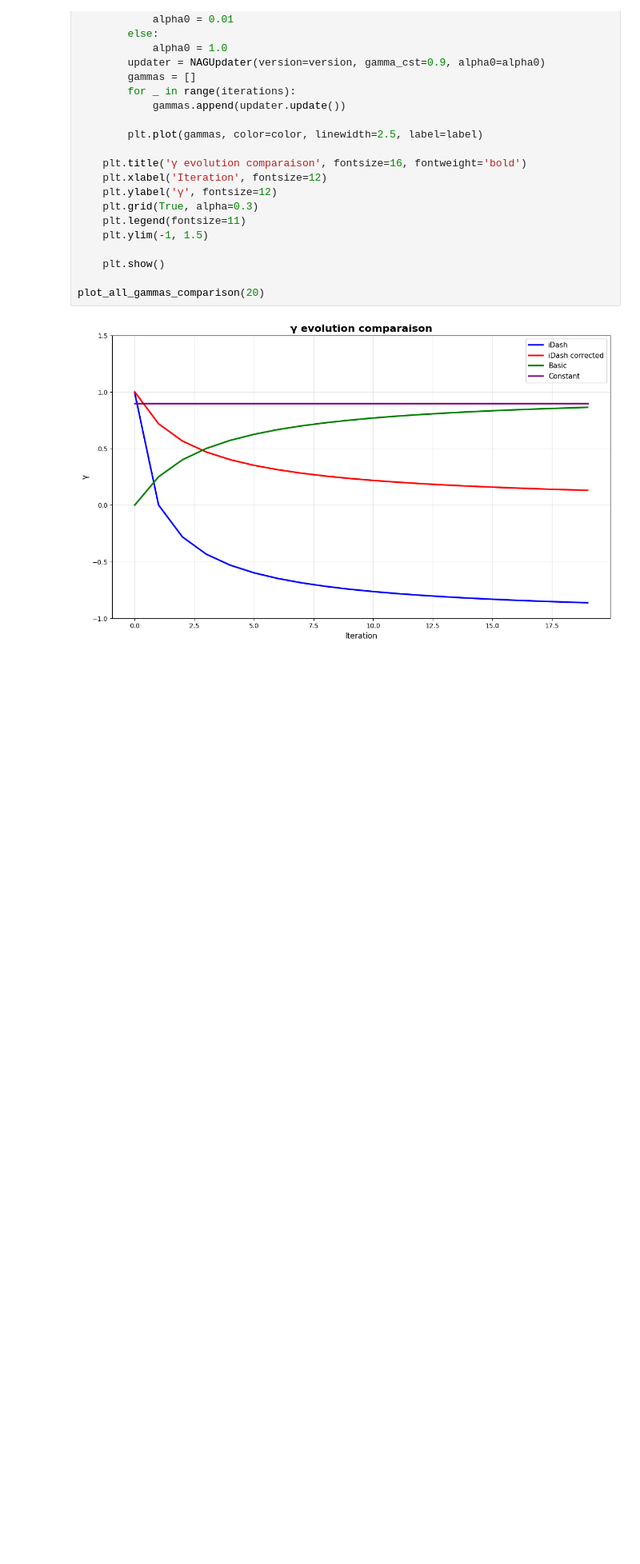
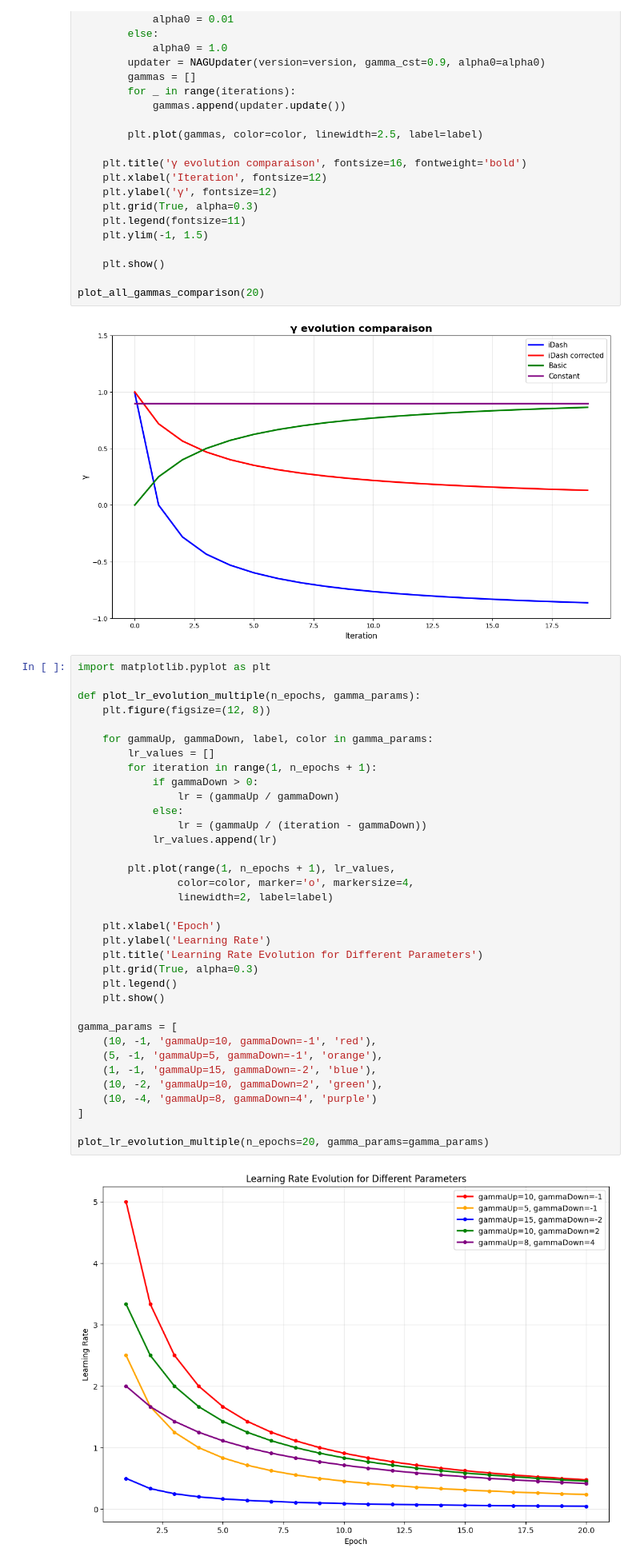
Before and after one commit to jules-maulard/fhe-logistic-regression, a Jupyter notebook: experiments/nag_momentum.ipynb, the cells around one changed output. Shown at 80% size. Saved outputs shown, nothing was run; the diff lists cells and outputs as text; blank space fills up the shorter version.

Commit message:
feat(experiments): add lr evolution plot in nag_momentum notebook

```diff
--- a/experiments/nag_momentum.ipynb
+++ b/experiments/nag_momentum.ipynb
@@ -122,3 +122,40 @@ def plot_all_gammas_comparison(iterations=100):
 plot_all_gammas_comparison(20)
 # %% [output]
 [figure]
+# %%
+import matplotlib.pyplot as plt
+
+def plot_lr_evolution_multiple(n_epochs, gamma_params):
+    plt.figure(figsize=(12, 8))
+
+    for gammaUp, gammaDown, label, color in gamma_params:
+        lr_values = []
+        for iteration in range(1, n_epochs + 1):
+            if gammaDown > 0:
+                lr = (gammaUp / gammaDown)
+            else:
+                lr = (gammaUp / (iteration - gammaDown))
+            lr_values.append(lr)
+
+        plt.plot(range(1, n_epochs + 1), lr_values,
+                color=color, marker='o', markersize=4,
+                linewidth=2, label=label)
+
+    plt.xlabel('Epoch')
+    plt.ylabel('Learning Rate')
+    plt.title('Learning Rate Evolution for Different Parameters')
+    plt.grid(True, alpha=0.3)
+    plt.legend()
+    plt.show()
+
+gamma_params = [
+    (10, -1, 'gammaUp=10, gammaDown=-1', 'red'),
+    (5, -1, 'gammaUp=5, gammaDown=-1', 'orange'),
+    (1, -1, 'gammaUp=15, gammaDown=-2', 'blue'),
+    (10, -2, 'gammaUp=10, gammaDown=2', 'green'),
+    (10, -4, 'gammaUp=8, gammaDown=4', 'purple')
+]
+
+plot_lr_evolution_multiple(n_epochs=20, gamma_params=gamma_params)
+# %% [output]
+[figure, added]
```
Also changed, not shown: 1 other file.
